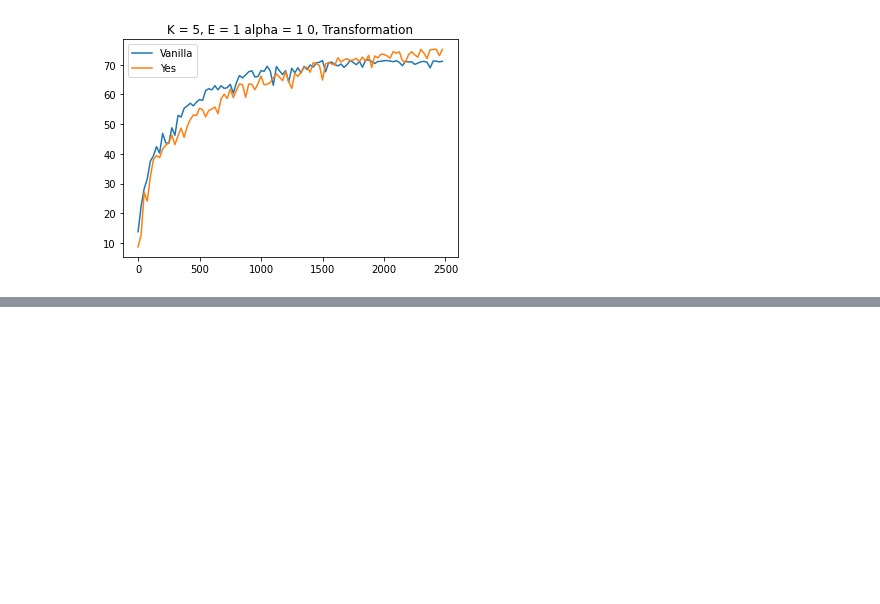
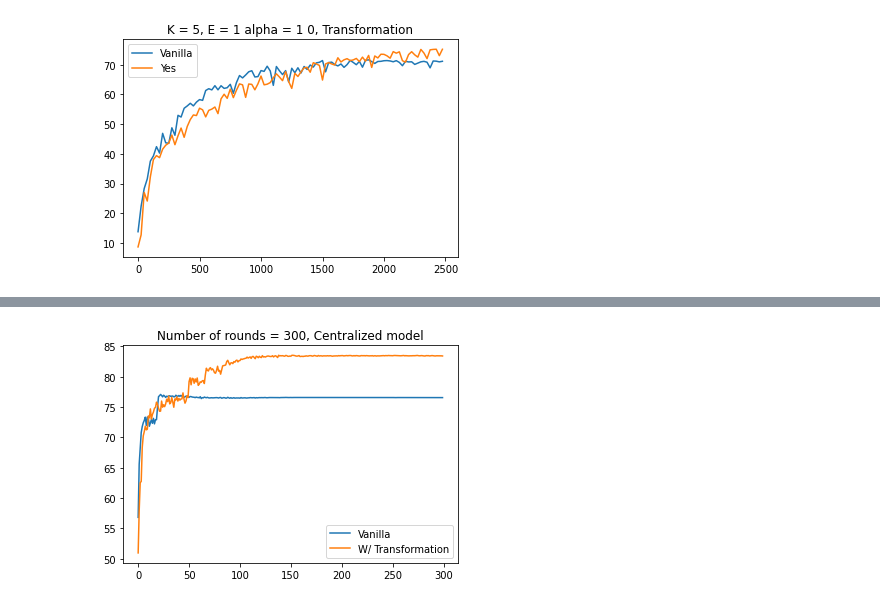
Before and after one commit to mattiadutto/aml_federeted_learning, a Jupyter notebook: plots.ipynb, the cells around one changed output, grey strips where cells are left out. Cells and saved outputs as stored; diff of their text form; code cells hidden in the pictures; blank space fills up the shorter version.

```diff
--- a/plots.ipynb
+++ b/plots.ipynb
@@ -136,0 +148,12 @@ Still to do Centralized Model
+# %%
+ACCURACY_SCALE = 1
+NUMBER_OF_POINTS = 300
+
+x = np.array(range(NUMBER_OF_POINTS)) * ACCURACY_SCALE
+# %%
+_, E, alpha, accuracies = parseJSON("artifacts/ALPHA_Centralized-Model.json")
+_, E1, alpha_1, accuracies_1 = parseJSON("artifacts/ALPHA_Centralized-Model_T.json")
+
+plot(f"Number of rounds = {E}, Centralized model", x, [accuracies, accuracies_1], ["Vanilla", "W/ Transformation"])
+# %% [output]
+[figure, added]
```
Also changed, not shown: parts of 12 cells of this notebook, 1 other file.
